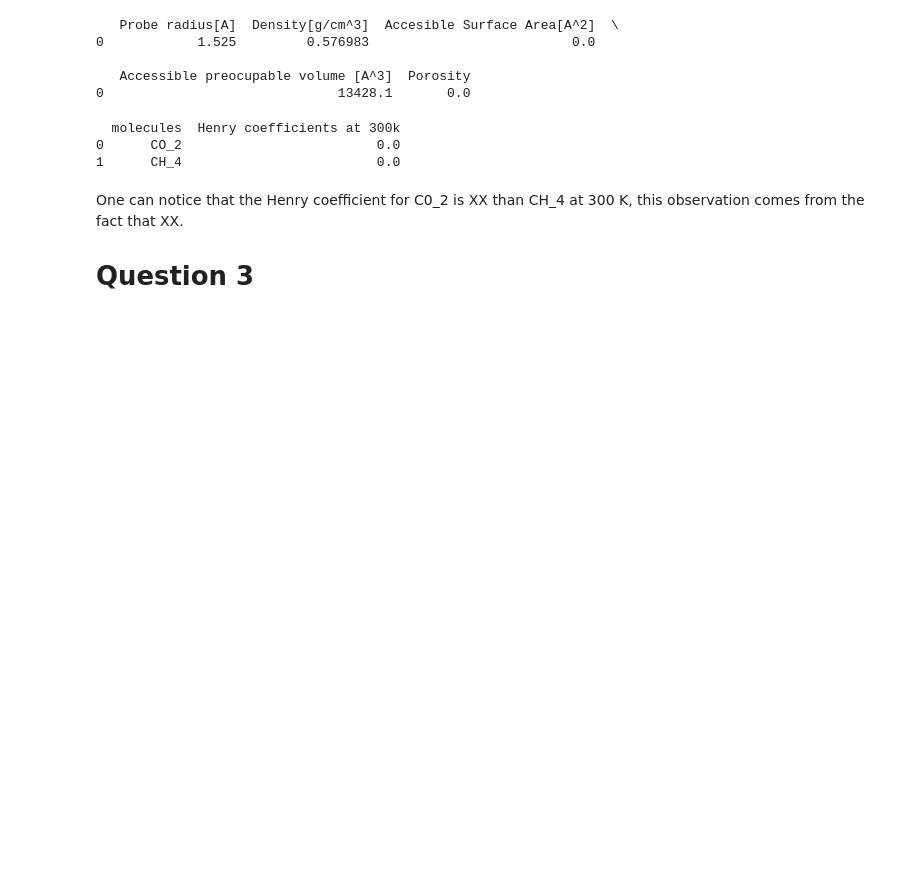
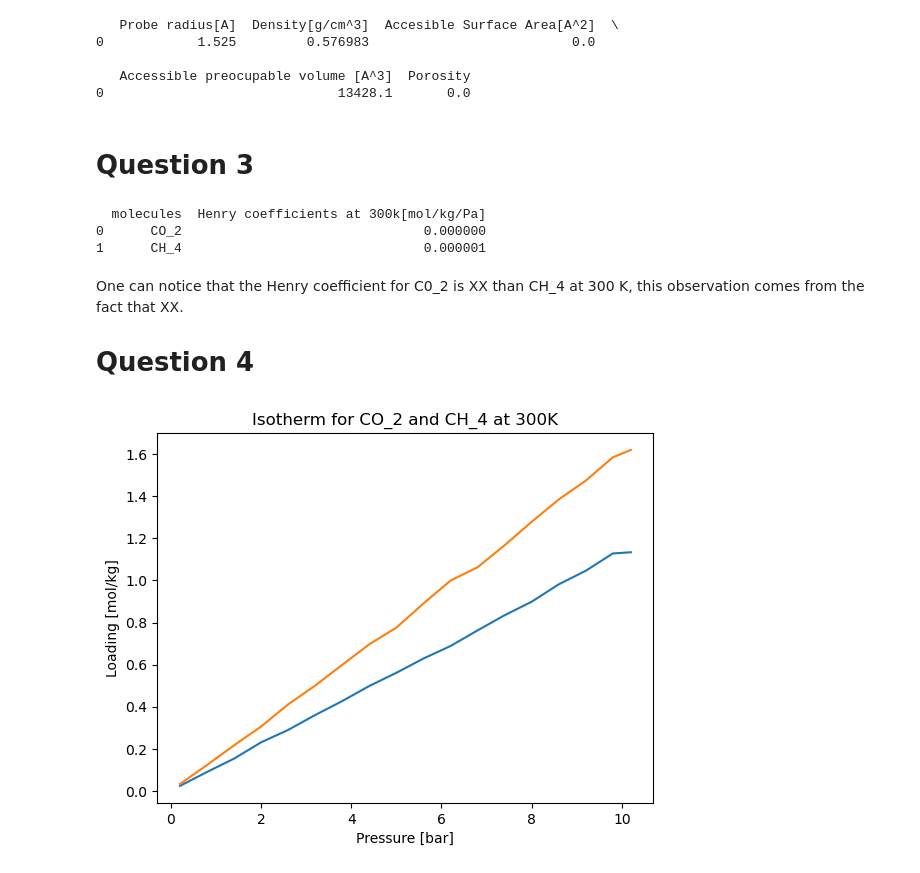
Before and after one commit to AloIsCoding/modeling-lab-project, a Jupyter notebook: Block 2/GroupA_Block2_Assignment2.ipynb, the cells around one changed output. Saved outputs shown, nothing was run; the diff lists cells and outputs as text; code cells hidden in the pictures; blank space fills up the shorter version.

```diff
--- a/Block 2/GroupA_Block2_Assignment2.ipynb
+++ b/Block 2/GroupA_Block2_Assignment2.ipynb
@@ -21,16 +22,49 @@ print(values)
 
    Accessible preocupable volume [A^3]  Porosity
 0                              13428.1       0.0
+# %% [markdown]
+# Question 3
 # %%
-Henry_Co={'molecules': ["CO_2","CH_4"],'Henry coefficients at 300k':[0.0, 0.0]}
+Henry_Co={'molecules': ["CO_2","CH_4"],'Henry coefficients at 300k[mol/kg/Pa]':[0.0, 1.12024e-06]}
 
 henr= pd.DataFrame(Henry_Co)
 print(henr)
 # %% [output]
-  molecules  Henry coefficients at 300k
-0      CO_2                         0.0
-1      CH_4                         0.0
+  molecules  Henry coefficients at 300k[mol/kg/Pa]
+0      CO_2                               0.000000
+1      CH_4                               0.000001
 # %% [markdown]
 One can notice that the Henry coefficient for C0_2 is XX than CH_4 at 300 K, this observation comes from the fact that XX.
 
-# Question 3
+# Question 4
+# %%
+isotherme_ch=dict()
+isotherme_co=dict()
+with open('CH_4.csv', mode='r', encoding='utf-8') as CH_csv:
+    lecteur_CH_csv = csv.reader(CH_csv)
+
+    for index, ligne in enumerate(lecteur_CH_csv):
+        if index == 35:
+            isotherme_ch = eval(ligne[1])
+
+with open('C0_2.csv', mode='r', encoding='utf-8') as CO_csv:
+    lecteur_CO_csv = csv.reader(CO_csv)
+
+    for index, ligne in enumerate(lecteur_CO_csv):
+        if index == 35:
+            isotherme_co = eval(ligne[1])
+
+
+pressure_x = isotherme_ch['pressure']
+adsorption_ch_4 =isotherme_ch['loading_absolute_average']
+adsorption_co_2 = isotherme_co['loading_absolute_average']
+
+plt.plot(pressure_x,adsorption_ch_4, label='CH_4')
+plt.plot(pressure_x,adsorption_co_2, label='CO_2')
+plt.title("Isotherm for CO_2 and CH_4 at 300K")
+plt.xlabel("Pressure [bar]")
+plt.ylabel("Loading [mol/kg]")
+
+plt.show()
+# %% [output]
+[figure, added]
```
Also changed, not shown: parts of 3 cells of this notebook, 1 other file.
